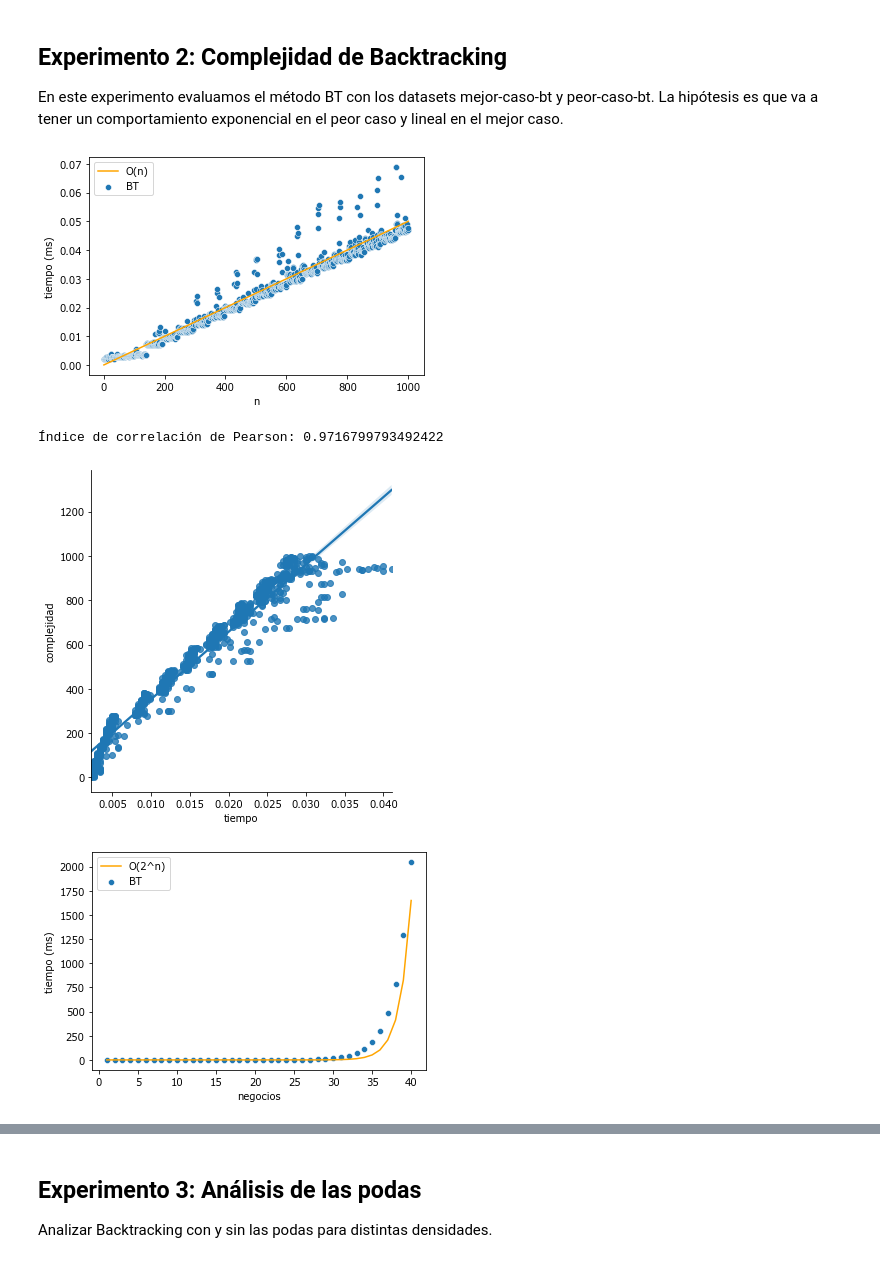
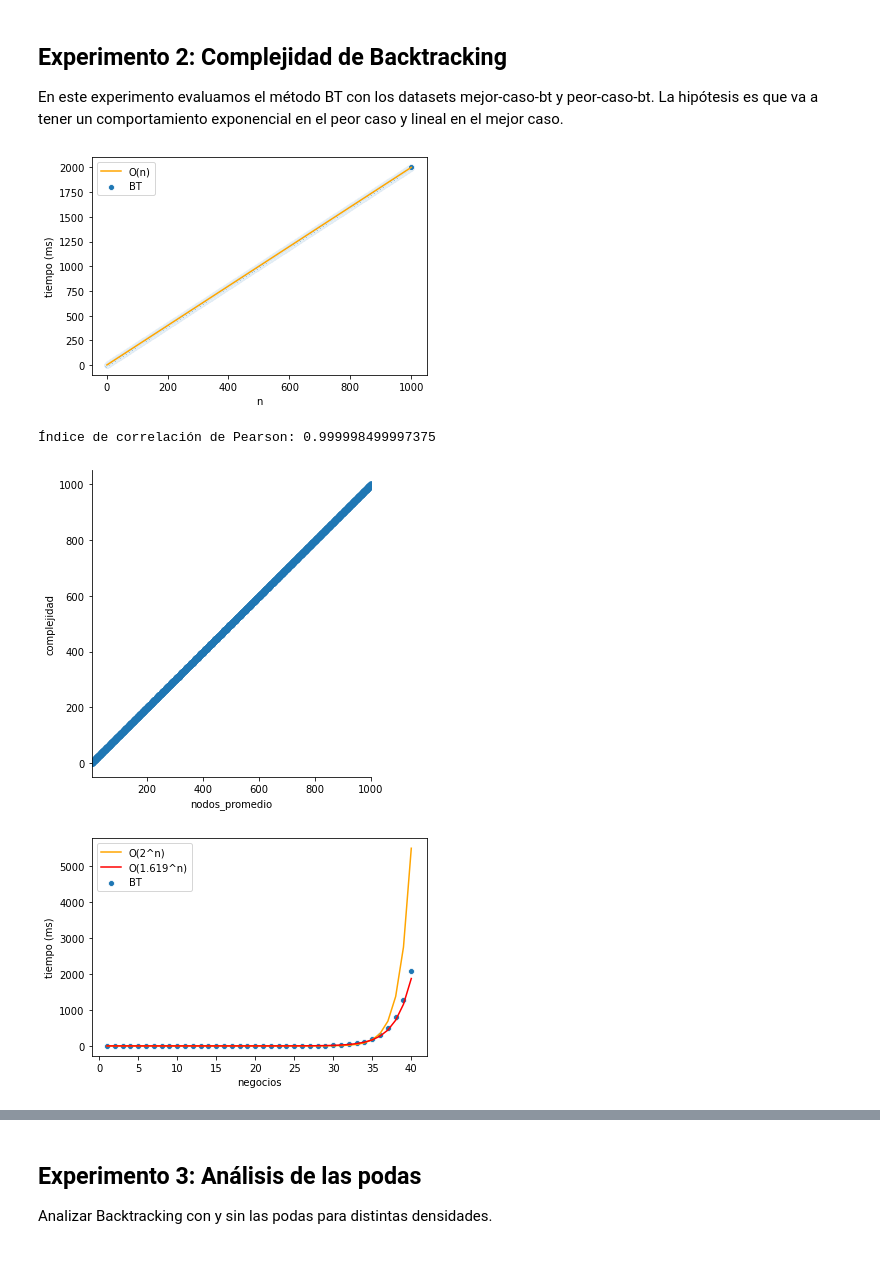
Before and after one commit to ZarthaxX/algo3-tp1, a Jupyter notebook: experimentacion/notebooks/analisis.ipynb, the cells around one changed output, grey strips where cells are left out. Saved outputs shown, nothing was run; the diff lists cells and outputs as text; code cells hidden in the pictures.

```diff
--- a/experimentacion/notebooks/analisis.ipynb
+++ b/experimentacion/notebooks/analisis.ipynb
@@ -87,35 +107,38 @@ print("Índice de correlación de Pearson:", correlacion_pearson(df_complejidad_
 ## Experimento 2: Complejidad de Backtracking
 En este experimento evaluamos el método BT con los datasets mejor-caso-bt y peor-caso-bt. La hipótesis es que va a tener un comportamiento exponencial en el peor caso y lineal en el mejor caso.
 # %%
+
 df_BT_mejor_caso = df_resultados[(df_resultados["metodo"]=="BT-F") & (df_resultados["dataset"] == "BT-mejor-fact")].copy();
-df_BT_mejor_caso["tiempo_esperado"] = df_BT_mejor_caso["negocios"] * 0.00005; # Lineal
-fig = sns.scatterplot(data=df_BT_mejor_caso, x='negocios', y='tiempo');
+df_BT_mejor_caso["tiempo_esperado"] = df_BT_mejor_caso["negocios"] * 2; # Lineal
+fig = sns.scatterplot(data=df_BT_mejor_caso, x='negocios', y='nodos_promedio');
 fig = sns.lineplot(data=df_BT_mejor_caso, x='negocios', y='tiempo_esperado', color="orange");
 fig.legend(labels=['O(n)','BT']);
 fig.set(xlabel='n', ylabel='tiempo (ms)');
 plt.savefig("..\\graphs\\complejidad-BT-mejor-fact.svg");
 # %% [output]
-[figure, old version]
+[figure, new version]
 # %%
 # Graficamos los tiempos de ejecución de la serie de instancias X1, ..., Xn vs la complejidad esperada.
 df_BT_mejor_caso = df_resultados[(df_resultados["metodo"]=="BT-O1") & (df_resultados["dataset"] == "BT-mejor-opt")].copy();
 df_BT_mejor_caso["complejidad"] = df_BT_mejor_caso["negocios"];
-fig = sns.lmplot(data=df_BT_mejor_caso, x="tiempo", y="complejidad");
+fig = sns.lmplot(data=df_BT_mejor_caso, x="nodos_promedio", y="complejidad");
 plt.savefig("..\\graphs\\correlacion-BT-mejor-fac   t.svg");
-print("Índice de correlación de Pearson:", correlacion_pearson(df_BT_mejor_caso, "tiempo", "complejidad"));
+print("Índice de correlación de Pearson:", correlacion_pearson(df_BT_mejor_caso, "nodos_promedio", "complejidad"));
 # %% [output]
-Índice de correlación de Pearson: 0.9716799793492422
+Índice de correlación de Pearson: 0.999998499997375
-[figure, old version]
+[figure, new version]
 # %%
 df_BT_peor_caso = df_resultados[(df_resultados["metodo"]=="BT-F") & (df_resultados["dataset"] == "BT-peor-fact")].copy();
-df_BT_peor_caso["tiempo_esperado"] = 2 ** df_BT_peor_caso["negocios"] * 0.0000000015; # Exponencial.
+df_BT_peor_caso["tiempo_esperado_exp2"] = 2 ** df_BT_peor_caso["negocios"] * 0.000000005; # Exponencial.
+df_BT_peor_caso["tiempo_esperado_exp1.619"] = 1.619 ** df_BT_peor_caso["negocios"] * 0.000008; # Exponencial.
 fig = sns.scatterplot(data=df_BT_peor_caso, x='negocios', y='tiempo');
-fig = sns.lineplot(data=df_BT_peor_caso, x='negocios', y='tiempo_esperado', color="orange");
-fig.legend(labels=['O(2^n)','BT']);
+fig = sns.lineplot(data=df_BT_peor_caso, x='negocios', y='tiempo_esperado_exp2', color="orange");
+fig = sns.lineplot(data=df_BT_peor_caso, x='negocios', y='tiempo_esperado_exp1.619', color="red");
+fig.legend(labels=['O(2^n)','O(1.619^n)','BT']);
 fig.set(xlabel='negocios', ylabel='tiempo (ms)');
 plt.savefig("..\\graphs\\correlacion-BT-peor-fact.svg");
 # %% [output]
-[figure, old version]
+[figure, new version]
 # %%
 # Graficamos los tiempos de ejecución de la serie de instancias X1, ..., Xn vs la complejidad esperada.
 df_BT_peor_caso = df_resultados[(df_resultados["metodo"]=="BT-O1") & (df_resultados["dataset"] == "BT-peor-opt")].copy();
```
Also changed, not shown: parts of 35 cells of this notebook, 6 other files.
